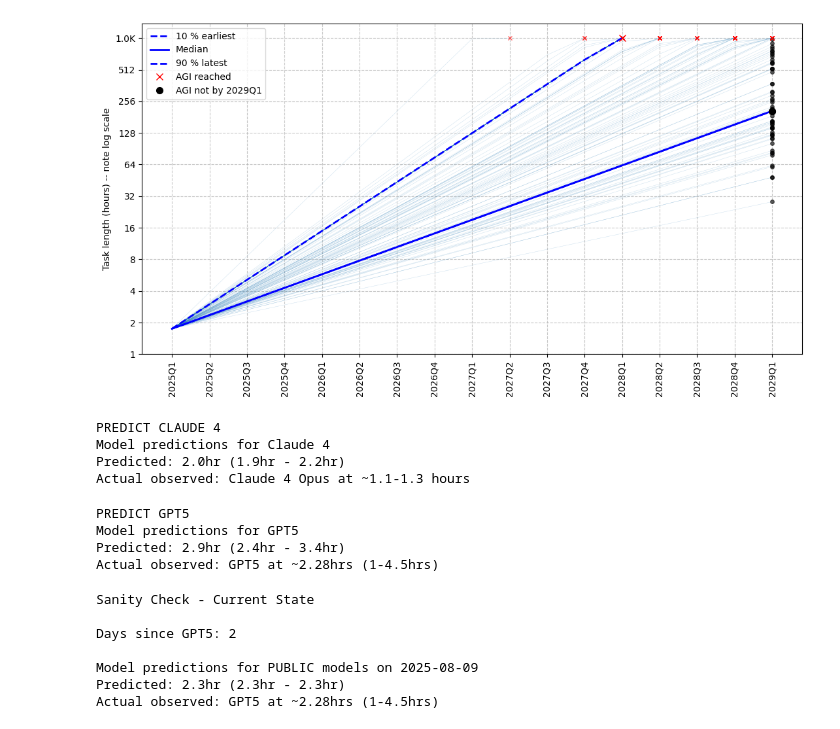
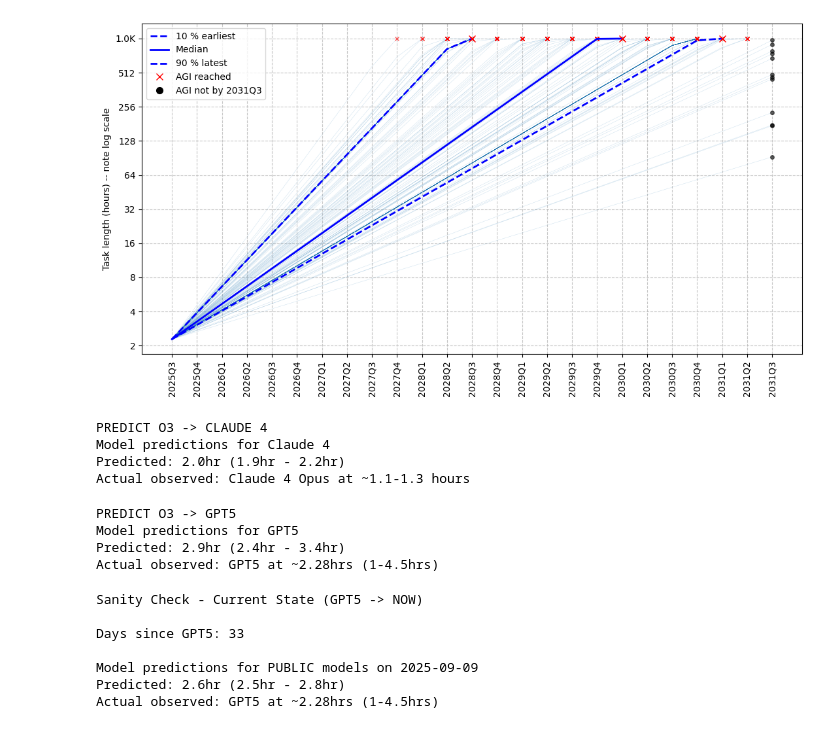
Before and after one commit to whymath/agi_timelines, a Jupyter notebook: Extrapolate METR.ipynb, the cells around one changed output. Saved outputs shown, nothing was run; the diff lists cells and outputs as text; code cells hidden in the pictures.

Commit message:
start models at current quarter

```diff
--- a/Extrapolate METR.ipynb
+++ b/Extrapolate METR.ipynb
@@ -138,18 +154,19 @@ Quarter  End Date     Mean       Median     90% CI                    Days
 # %%
 plot_exponential_growth(
     doubling_time_days=doubling_time,
-    starting_hours=1.75,
+    start_hours=2.28,
+    start_date=datetime(2025, 8, 7),
     agi_task_length=100_000,
     shift=0,
-    n_quarters=16,
+    n_quarters=24,
     n_samples=100_000,
     n_traces=200,
     max_task_power=10,
 )
 # %% [output]
-[figure, old version]
+[figure, new version]
 # %%
-print("PREDICT CLAUDE 4")
+print("PREDICT O3 -> CLAUDE 4")
 
 claude_4_launch_date = datetime(2025, 5, 22)
 days_since_o3 = (claude_4_launch_date - O3_LAUNCH_DATE).days
@@ -167,12 +184,12 @@ print(
 )
 print("Actual observed: Claude 4 Opus at ~1.1-1.3 hours")
 # %% [output]
-PREDICT CLAUDE 4
+PREDICT O3 -> CLAUDE 4
 Model predictions for Claude 4
 Predicted: 2.0hr (1.9hr - 2.2hr)
 Actual observed: Claude 4 Opus at ~1.1-1.3 hours
 # %%
-print("PREDICT GPT5")
+print("PREDICT O3 -> GPT5")
 
 gpt5_launch_date = datetime(2025, 8, 7)
 days_since_o3 = (gpt5_launch_date - O3_LAUNCH_DATE).days
@@ -190,14 +207,14 @@ print(
 )
 print("Actual observed: GPT5 at ~2.28hrs (1-4.5hrs)")
 # %% [output]
-PREDICT GPT5
+PREDICT O3 -> GPT5
 Model predictions for GPT5
 Predicted: 2.9hr (2.4hr - 3.4hr)
 Actual observed: GPT5 at ~2.28hrs (1-4.5hrs)
 # %%
-print("Sanity Check - Current State")
+print("Sanity Check - Current State (GPT5 -> NOW)")
 
-today = datetime(2025, 8, 9)
+today = datetime(2025, 9, 9)
 days_since_gpt5 = (today - GPT5_LAUNCH_DATE).days
 print("")
 print(f"Days since GPT5: {days_since_gpt5}")
@@ -216,10 +233,10 @@ print(
 )
 print("Actual observed: GPT5 at ~2.28hrs (1-4.5hrs)")
 # %% [output]
-Sanity Check - Current State
+Sanity Check - Current State (GPT5 -> NOW)
 
-Days since GPT5: 2
+Days since GPT5: 33
 
-Model predictions for PUBLIC models on 2025-08-09
-Predicted: 2.3hr (2.3hr - 2.3hr)
+Model predictions for PUBLIC models on 2025-09-09
+Predicted: 2.6hr (2.5hr - 2.8hr)
 Actual observed: GPT5 at ~2.28hrs (1-4.5hrs)
```
Also changed, not shown: parts of 2 cells of this notebook, 3 other files.
